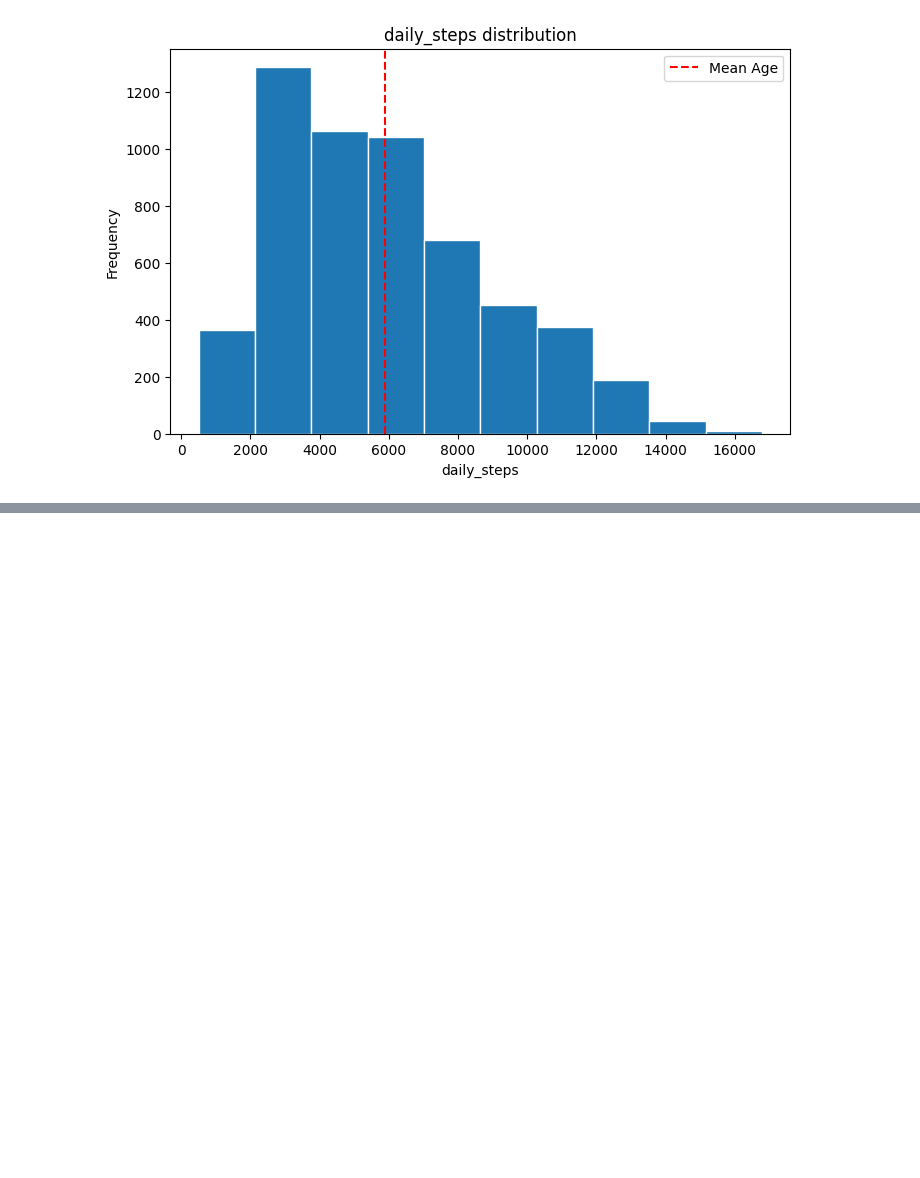
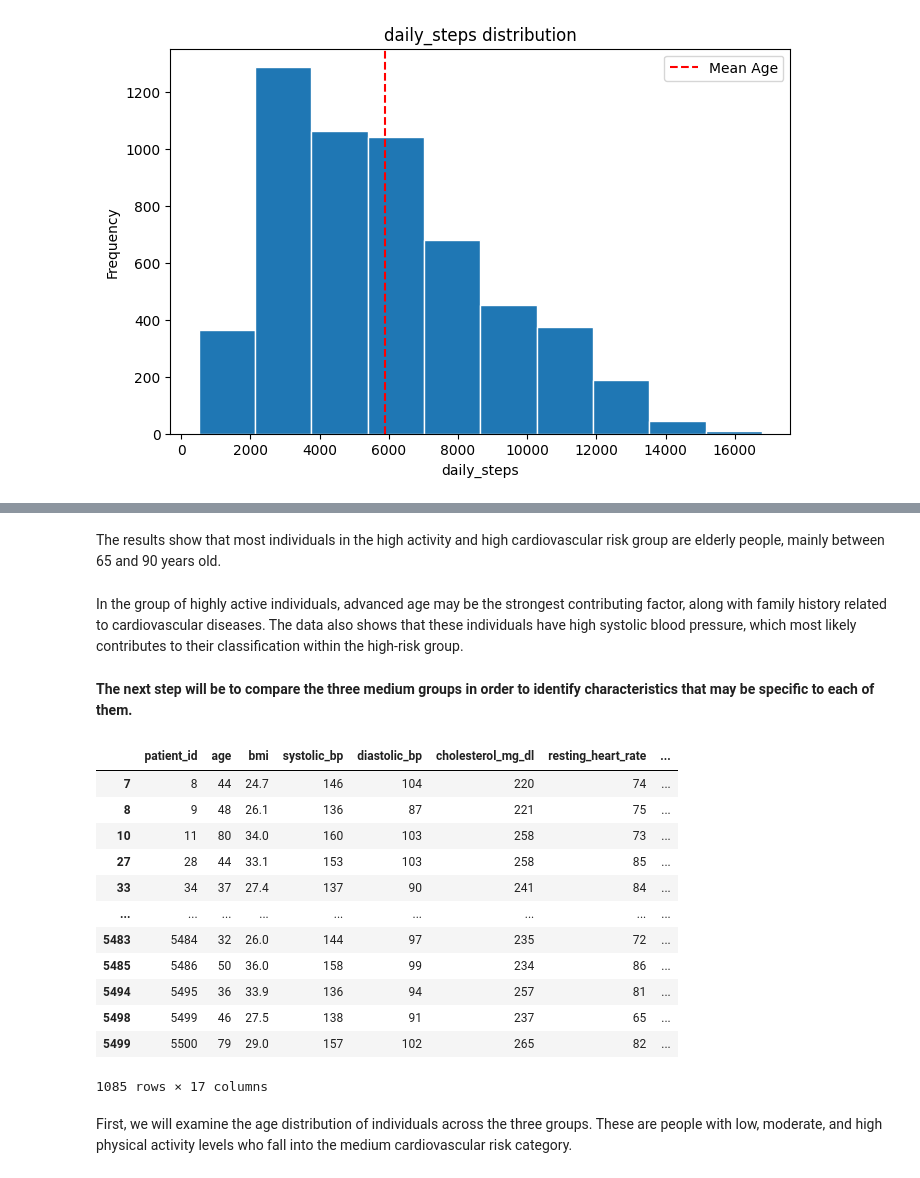
Before and after one commit to plamensve/ds_retake_exam_2026, a Jupyter notebook: notebooks/01_overview.ipynb, the cells around one changed output, grey strips where cells are left out. Drawn from its saved outputs; the diff is of its cells as text; code cells hidden in the pictures; blank space fills up the shorter version.

```diff
--- a/notebooks/01_overview.ipynb
+++ b/notebooks/01_overview.ipynb
@@ -756,0 +913,6 @@ plt.show()
+# %% [markdown]
+The results show that most individuals in the high activity and high cardiovascular risk group are elderly people, mainly between 65 and 90 years old.
+# %% [markdown]
+In the group of highly active individuals, advanced age may be the strongest contributing factor, along with family history related to cardiovascular diseases. The data also shows that these individuals have high systolic blood pressure, which most likely contributes to their classification within the high-risk group.
+# %% [markdown]
+**The next step will be to compare the three medium groups in order to identify characteristics that may be specific to each of them.**
@@ -756,0 +927,18 @@ plt.show()
+# %%
+la_rc_m
+# %% [output]
+|  | patient_id | age | bmi | systolic_bp | diastolic_bp | cholesterol_mg_dl | resting_heart_rate | ... |
+| 7 | 8 | 44 | 24.7 | 146 | 104 | 220 | 74 | ... |
+| 8 | 9 | 48 | 26.1 | 136 | 87 | 221 | 75 | ... |
+| 10 | 11 | 80 | 34.0 | 160 | 103 | 258 | 73 | ... |
+| 27 | 28 | 44 | 33.1 | 153 | 103 | 258 | 85 | ... |
+| 33 | 34 | 37 | 27.4 | 137 | 90 | 241 | 84 | ... |
+| ... | ... | ... | ... | ... | ... | ... | ... | ... |
+| 5483 | 5484 | 32 | 26.0 | 144 | 97 | 235 | 72 | ... |
+| 5485 | 5486 | 50 | 36.0 | 158 | 99 | 234 | 86 | ... |
+| 5494 | 5495 | 36 | 33.9 | 136 | 94 | 257 | 81 | ... |
+| 5498 | 5499 | 46 | 27.5 | 138 | 91 | 237 | 65 | ... |
+| 5499 | 5500 | 79 | 29.0 | 157 | 102 | 265 | 82 | ... |
+1085 rows × 17 columns
+# %% [markdown]
+First, we will examine the age distribution of individuals across the three groups. These are people with low, moderate, and high physical activity levels who fall into the medium cardiovascular risk category.
```
Also changed, not shown: parts of 44 cells of this notebook.
